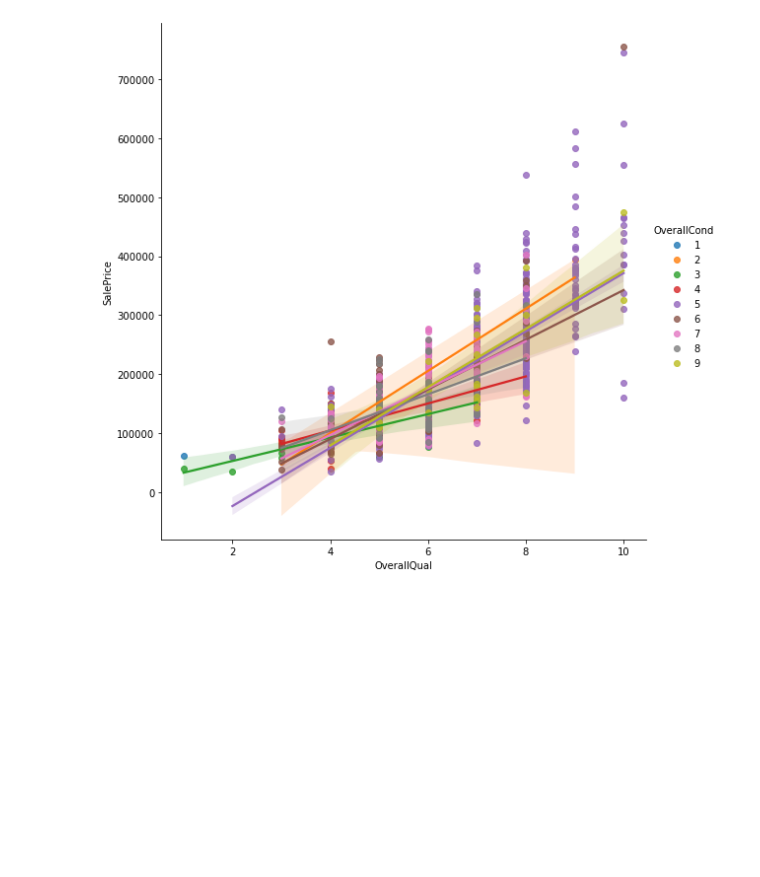
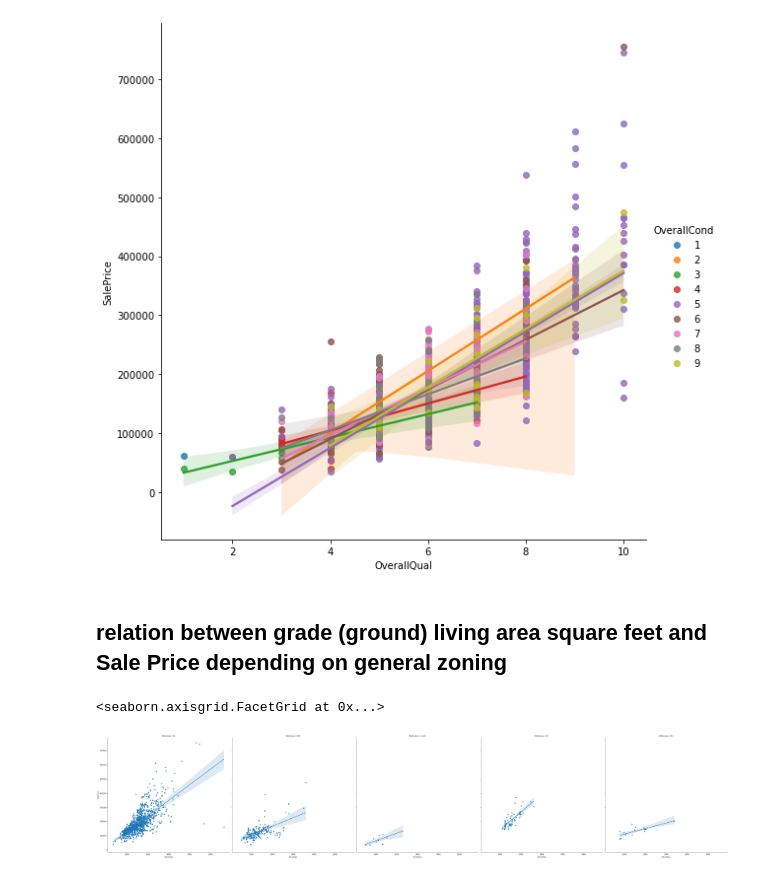
Before and after one commit to ravaldipak/ML, a Jupyter notebook: ML/project/Project 2.1.ipynb, the cells around one changed output. Saved outputs shown, nothing was run; the diff lists cells and outputs as text; code cells hidden in the pictures; blank space fills up the shorter version.

```diff
--- a/ML/project/Project 2.1.ipynb
+++ b/ML/project/Project 2.1.ipynb
@@ -177,3 +177,10 @@ sns.lmplot(x='OverallQual', y='SalePrice', data=train ,hue='OverallCond',size=8)
 # %% [output]
 <seaborn.axisgrid.FacetGrid at 0x...>
 [figure]
+# %% [markdown]
+## relation between grade (ground) living area square feet and Sale Price depending on general zoning
+# %%
+sns.lmplot(x='GrLivArea', y='SalePrice', data=train,col='MSZoning',size=10)
+# %% [output]
+<seaborn.axisgrid.FacetGrid at 0x...>
+[figure, added]
```
Also changed, not shown: parts of 18 cells of this notebook.
